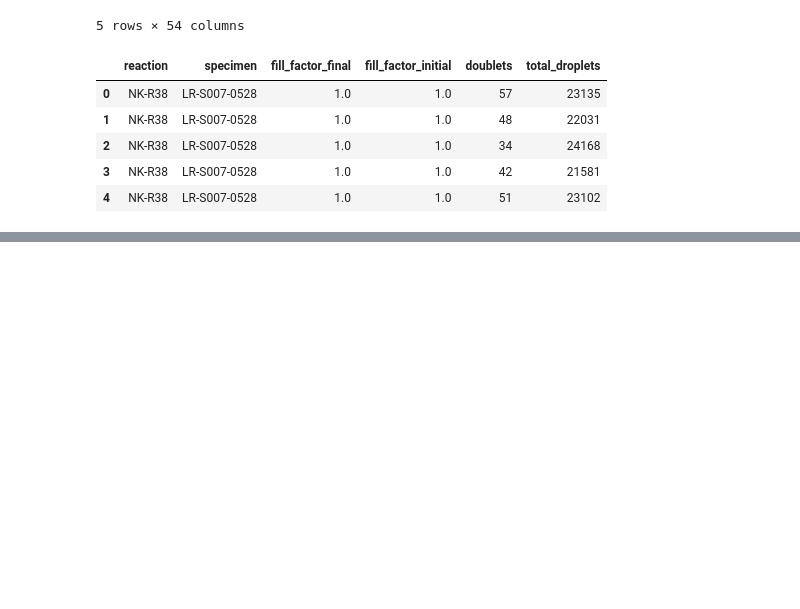
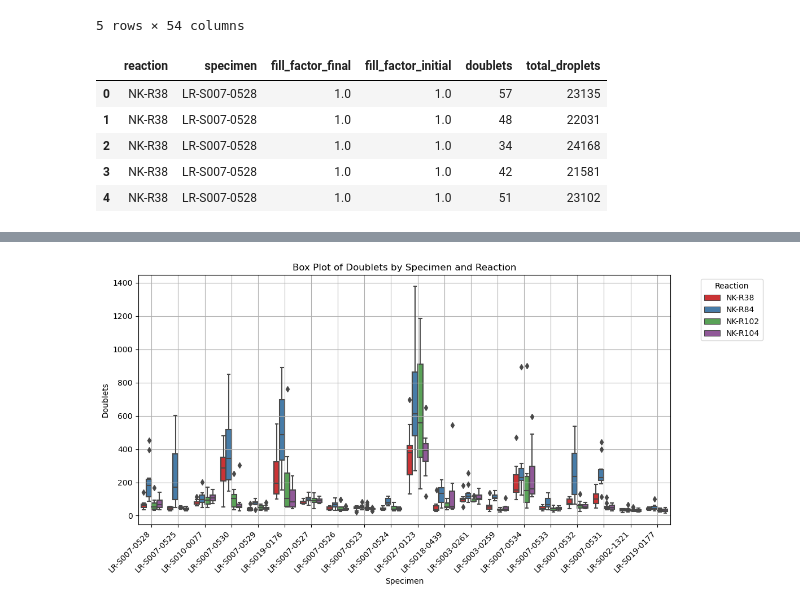
Before and after one commit to nicolejordann/Project_1, a Jupyter notebook: solution.ipynb, the cells around one changed output, grey strips where cells are left out. Cells and saved outputs as stored; diff of their text form; code cells hidden in the pictures; blank space fills up the shorter version.

```diff
--- a/solution.ipynb
+++ b/solution.ipynb
@@ -154,0 +57,16 @@ See the caveats in the documentation: https://pandas.pydata.org/pandas-docs/stab
+# %%
+# 绘制箱线图
+plt.figure(figsize=(12, 6))
+sns.boxplot(x='specimen', y='doublets', hue='reaction',
+            data=filtered_data, palette="Set1", dodge=True)
+
+plt.xlabel('Specimen')
+plt.ylabel('Doublets')
+plt.title('Box Plot of Doublets by Specimen and Reaction')
+plt.xticks(rotation=45, ha='right')  # 旋转x轴标签
+plt.legend(title='Reaction', bbox_to_anchor=(1.05, 1), loc='upper left')
+plt.grid(True)
+plt.tight_layout()  # 调整图表布局
+plt.show()
+# %% [output]
+[figure, added]
```
Also changed, not shown: parts of 18 cells of this notebook, 9 other files.
